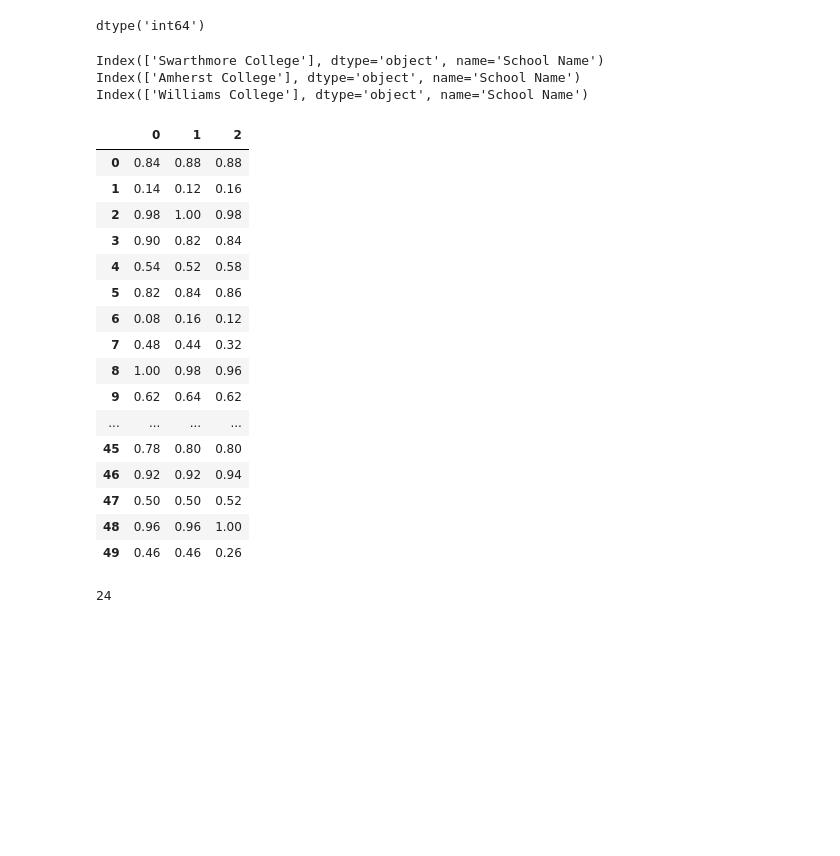
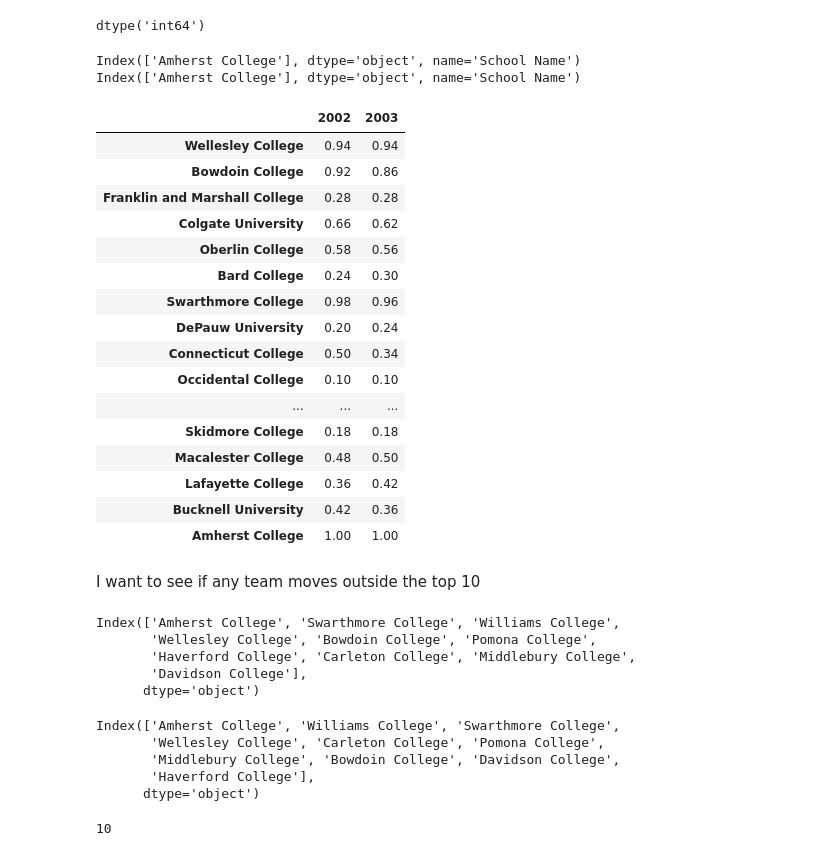
Before and after one commit to IGARDS/us_news_world_report_study, a Jupyter notebook: Fairness.ipynb, the cells around one changed output. Saved outputs shown, nothing was run; the diff lists cells and outputs as text; code cells hidden in the pictures; blank space fills up the shorter version.

```diff
--- a/Fairness.ipynb
+++ b/Fairness.ipynb
@@ -30,6 +30,6 @@ import pyrplib
 # %%
 import equity_of_attention.common
 # %%
-years = list(range(2002,2004+1))
+years = list(range(2002,2003+1))
 years
 # %% [output]
@@ -109,38 +70,55 @@ for year in years:
     print(data[year].index[ix])
     series_item_relevances.append((len(colleges) - rank+1)/len(colleges))
 # %% [output]
-Index(['Swarthmore College'], dtype='object', name='School Name')
 Index(['Amherst College'], dtype='object', name='School Name')
-Index(['Williams College'], dtype='object', name='School Name')
+Index(['Amherst College'], dtype='object', name='School Name')
 # %%
-series_item_relevances_df = pd.DataFrame(series_item_relevances).T.dropna()
+series_item_relevances_df = pd.DataFrame(series_item_relevances,columns=colleges,index=years).T.dropna()
 series_item_relevances_df
 # %% [output]
-|  | 0 | 1 | 2 |
-| 0 | 0.84 | 0.88 | 0.88 |
-| 1 | 0.14 | 0.12 | 0.16 |
-| 2 | 0.98 | 1.00 | 0.98 |
-| 3 | 0.90 | 0.82 | 0.84 |
-| 4 | 0.54 | 0.52 | 0.58 |
-| 5 | 0.82 | 0.84 | 0.86 |
-| 6 | 0.08 | 0.16 | 0.12 |
-| 7 | 0.48 | 0.44 | 0.32 |
-| 8 | 1.00 | 0.98 | 0.96 |
-| 9 | 0.62 | 0.64 | 0.62 |
-| ... | ... | ... | ... |
-| 45 | 0.78 | 0.80 | 0.80 |
-| 46 | 0.92 | 0.92 | 0.94 |
-| 47 | 0.50 | 0.50 | 0.52 |
-| 48 | 0.96 | 0.96 | 1.00 |
-| 49 | 0.46 | 0.46 | 0.26 |
+|  | 2002 | 2003 |
+| Wellesley College | 0.94 | 0.94 |
+| Bowdoin College | 0.92 | 0.86 |
+| Franklin and Marshall College | 0.28 | 0.28 |
+| Colgate University | 0.66 | 0.62 |
+| Oberlin College | 0.58 | 0.56 |
+| Bard College | 0.24 | 0.30 |
+| Swarthmore College | 0.98 | 0.96 |
+| DePauw University | 0.20 | 0.24 |
+| Connecticut College | 0.50 | 0.34 |
+| Occidental College | 0.10 | 0.10 |
+| ... | ... | ... |
+| Skidmore College | 0.18 | 0.18 |
+| Macalester College | 0.48 | 0.50 |
+| Lafayette College | 0.36 | 0.42 |
+| Bucknell University | 0.42 | 0.36 |
+| Amherst College | 1.00 | 1.00 |
+# %% [markdown]
+I want to see if any team moves outside the top 10
+# %%
+n = 10
+(-1*series_item_relevances_df.iloc[:,0]).sort_values()[:n].index
+# %% [output]
+Index(['Amherst College', 'Swarthmore College', 'Williams College',
+       'Wellesley College', 'Bowdoin College', 'Pomona College',
+       'Haverford College', 'Carleton College', 'Middlebury College',
+       'Davidson College'],
+      dtype='object')
+# %%
+(-1*series_item_relevances_df.iloc[:,1]).sort_values()[:n].index
+# %% [output]
+Index(['Amherst College', 'Williams College', 'Swarthmore College',
+       'Wellesley College', 'Carleton College', 'Pomona College',
+       'Middlebury College', 'Bowdoin College', 'Davidson College',
+       'Haverford College'],
+      dtype='object')
 # %%
-n = 25
 s1 = set((-1*series_item_relevances_df.iloc[:,0]).sort_values()[:n].index)
 s2 = set((-1*series_item_relevances_df.iloc[:,1]).sort_values()[:n].index)
-s3 = set((-1*series_item_relevances_df.iloc[:,2]).sort_values()[:n].index)
-len(s1.intersection(s2).intersection(s3))
+#s3 = set((-1*series_item_relevances_df.iloc[:,2]).sort_values()[:n].index)
+len(s1.intersection(s2))#.intersection(s3))
 # %% [output]
-24
+10
 # %%
 len(s1.union(s2).union(s3))
 # %% [output]
```
Also changed, not shown: parts of 76 cells of this notebook, 2 other files.
